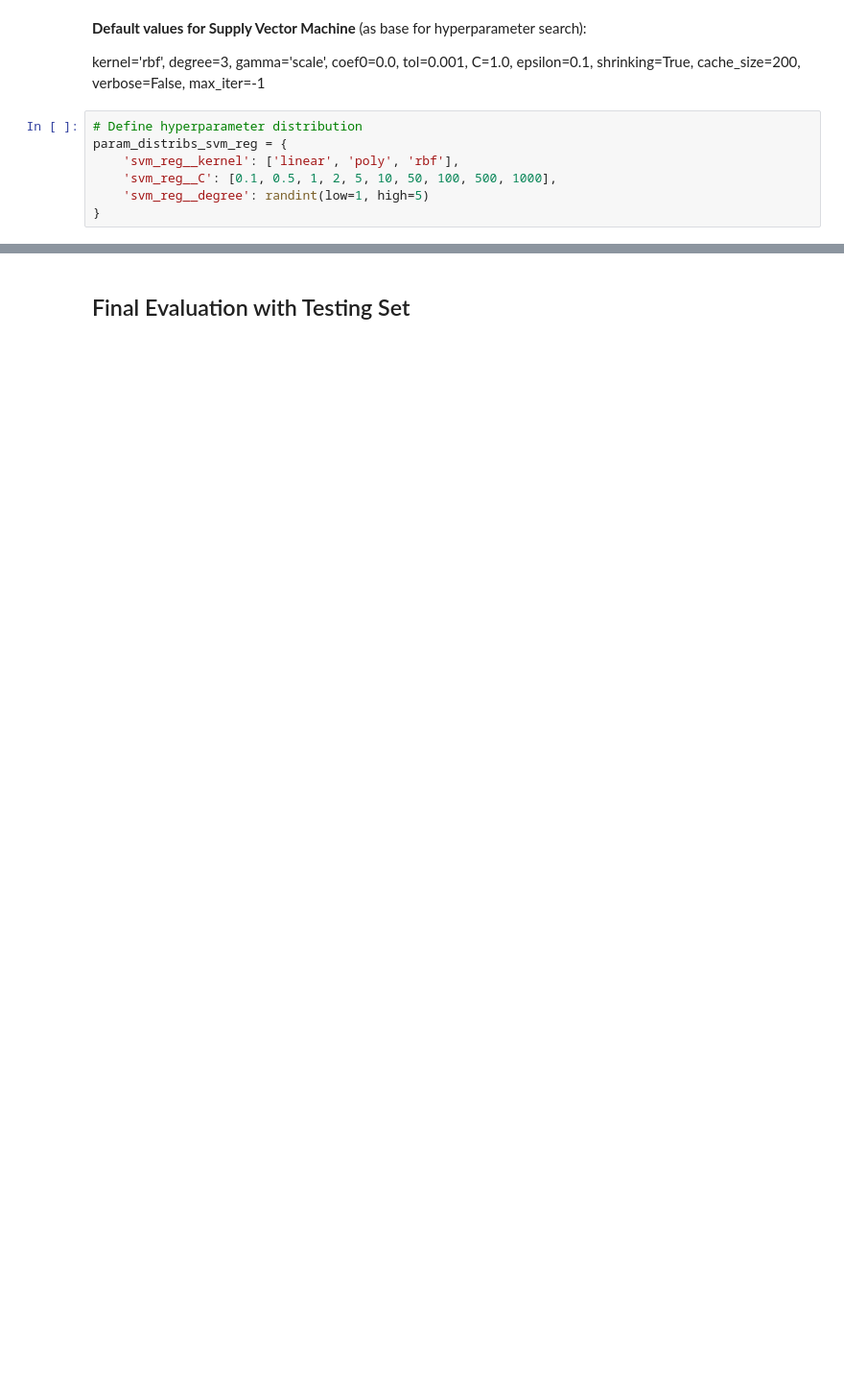
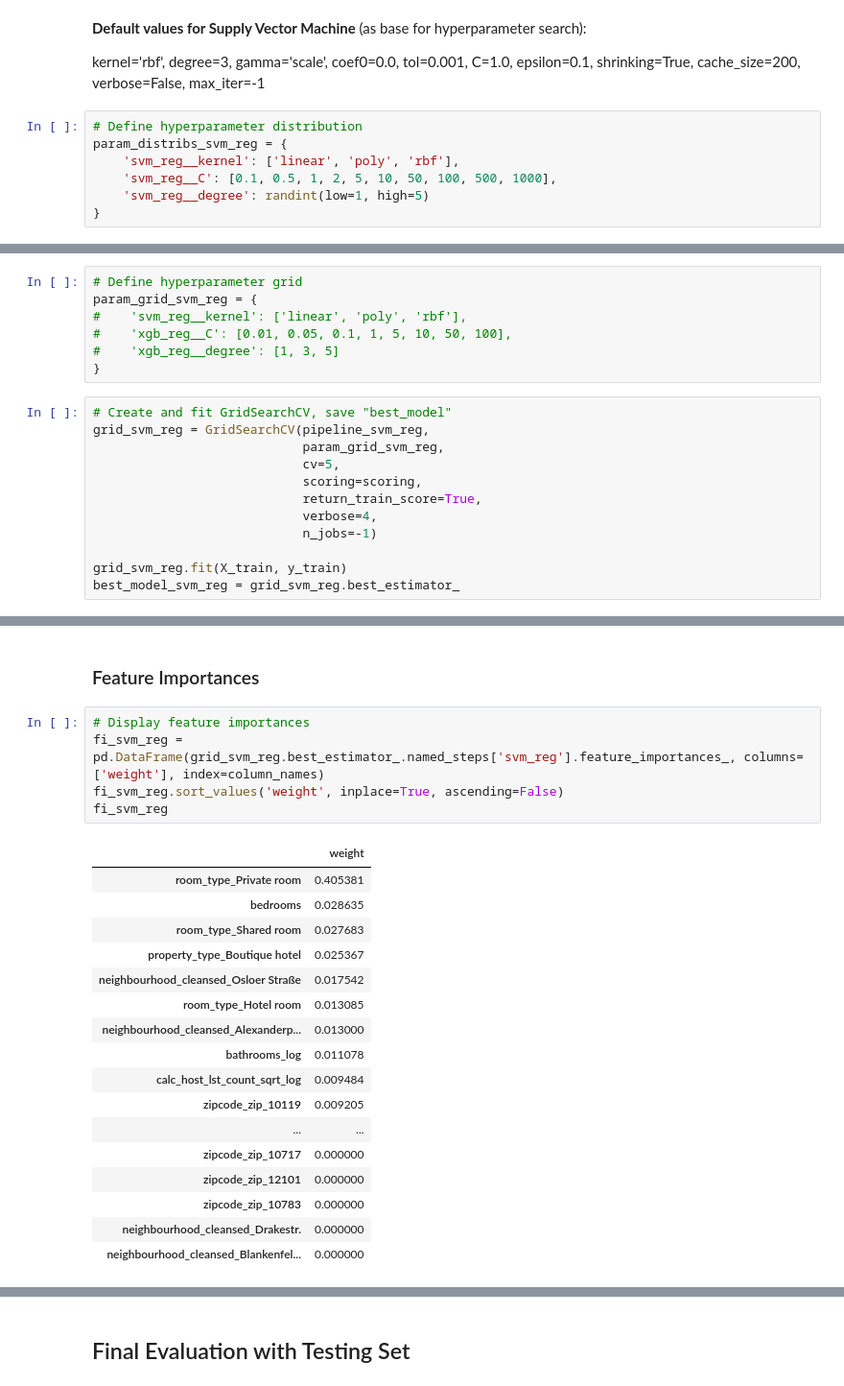
Before and after one commit to Rurbinasal/AIRBNB-Berlin-Listing-Price-Indicator, a Jupyter notebook: 5a_Predictive_Modeling_Price.ipynb, the cells around one changed output, grey strips where cells are left out. Shown at 96% size. Drawn from its saved outputs; the diff is of its cells as text; blank space fills up the shorter version.

```diff
--- a/5a_Predictive_Modeling_Price.ipynb
+++ b/5a_Predictive_Modeling_Price.ipynb
@@ -698,0 +721,19 @@ print("Best parameters:\n{}".format(rnd_svm_reg.best_params_))
+# %%
+# Define hyperparameter grid
+param_grid_svm_reg = {
+#    'svm_reg__kernel': ['linear', 'poly', 'rbf'],
+#    'xgb_reg__C': [0.01, 0.05, 0.1, 1, 5, 10, 50, 100],
+#    'xgb_reg__degree': [1, 3, 5]
+}
+# %%
+# Create and fit GridSearchCV, save "best_model"
+grid_svm_reg = GridSearchCV(pipeline_svm_reg,
+                            param_grid_svm_reg,
+                            cv=5,
+                            scoring=scoring,
+                            return_train_score=True,
+                            verbose=4,
+                            n_jobs=-1)
+
+grid_svm_reg.fit(X_train, y_train)
+best_model_svm_reg = grid_svm_reg.best_estimator_
@@ -698,0 +756,25 @@ print("Best parameters:\n{}".format(rnd_svm_reg.best_params_))
+# %% [markdown]
+### Feature Importances
+# %%
+# Display feature importances
+fi_svm_reg = pd.DataFrame(grid_svm_reg.best_estimator_.named_steps['svm_reg'].feature_importances_, columns=['weight'], index=column_names)
+fi_svm_reg.sort_values('weight', inplace=True, ascending=False)
+fi_svm_reg
+# %% [output]
+|  | weight |
+| room_type_Private room | 0.405381 |
+| bedrooms | 0.028635 |
+| room_type_Shared room | 0.027683 |
+| property_type_Boutique hotel | 0.025367 |
+| neighbourhood_cleansed_Osloer Straße | 0.017542 |
+| room_type_Hotel room | 0.013085 |
+| neighbourhood_cleansed_Alexanderp... | 0.013000 |
+| bathrooms_log | 0.011078 |
+| calc_host_lst_count_sqrt_log | 0.009484 |
+| zipcode_zip_10119 | 0.009205 |
+| ... | ... |
+| zipcode_zip_10717 | 0.000000 |
+| zipcode_zip_12101 | 0.000000 |
+| zipcode_zip_10783 | 0.000000 |
+| neighbourhood_cleansed_Drakestr. | 0.000000 |
+| neighbourhood_cleansed_Blankenfel... | 0.000000 |
```
Also changed, not shown: parts of 34 cells of this notebook.
